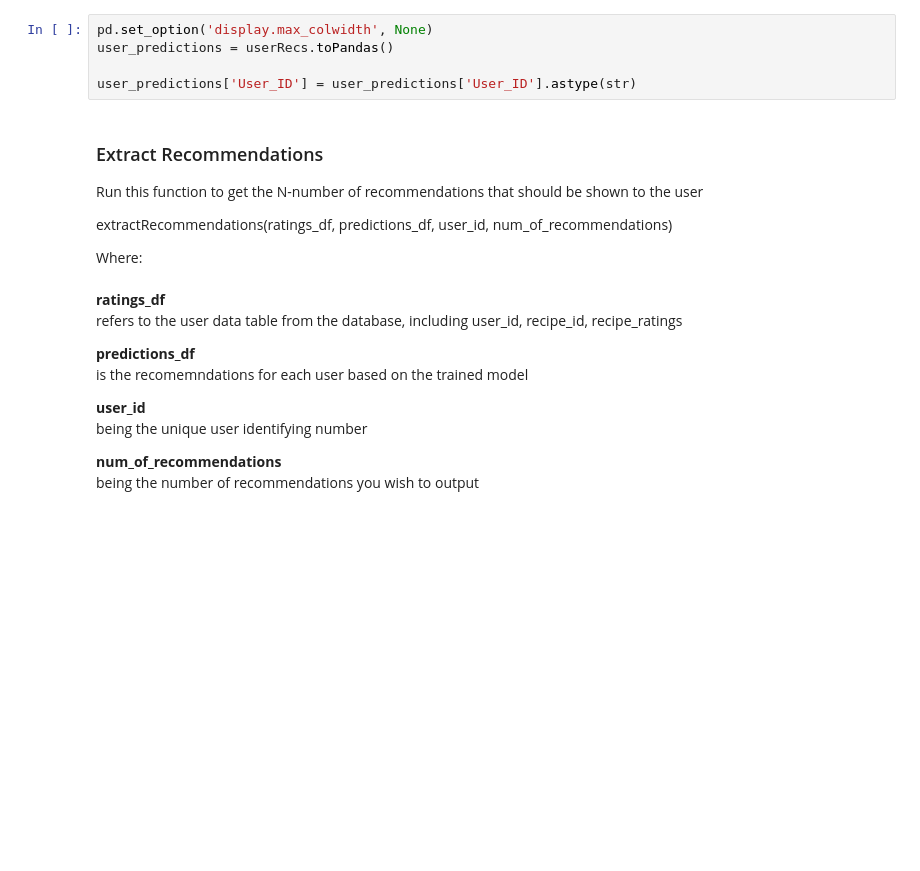
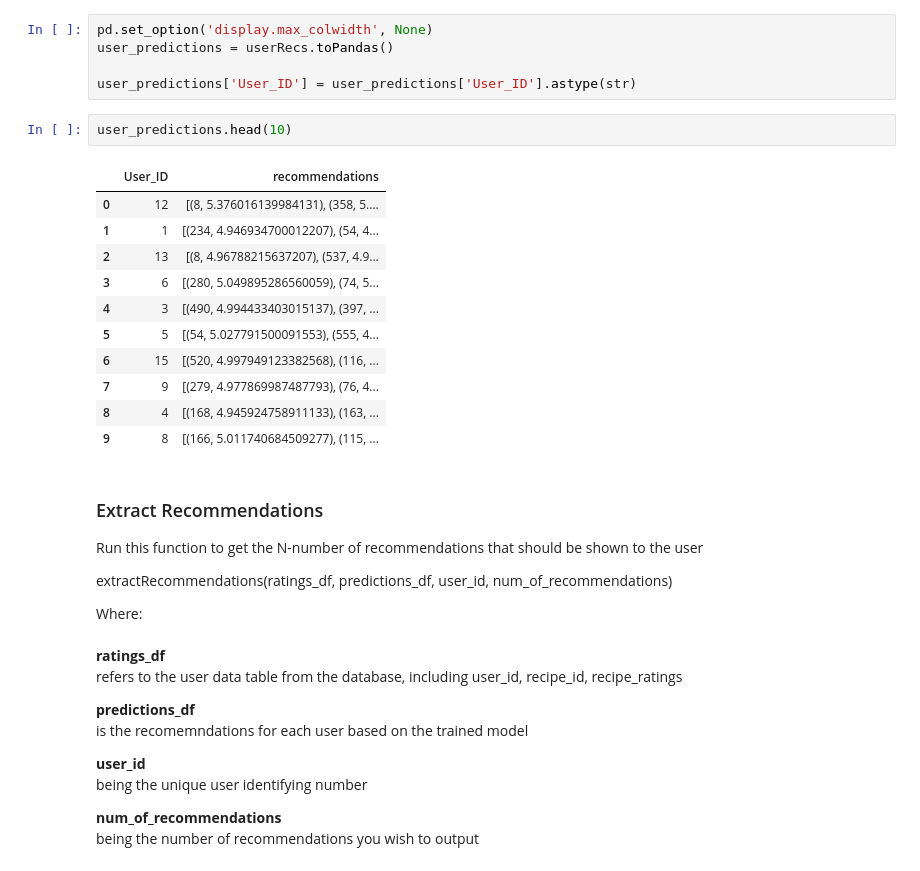
Before and after one commit to twistbuble/FIT5120-TP4, a Jupyter notebook: RecommendationSystem_PySpark.ipynb, the cells around one changed output. Drawn from its saved outputs; the diff is of its cells as text; blank space fills up the shorter version.

```diff
--- a/RecommendationSystem_PySpark.ipynb
+++ b/RecommendationSystem_PySpark.ipynb
@@ -88,6 +94,20 @@ pd.set_option('display.max_colwidth', None)
 user_predictions = userRecs.toPandas()
 
 user_predictions['User_ID'] = user_predictions['User_ID'].astype(str)
+# %%
+user_predictions.head(10)
+# %% [output]
+|  | User_ID | recommendations |
+| 0 | 12 | [(8, 5.376016139984131), (358, 5.... |
+| 1 | 1 | [(234, 4.946934700012207), (54, 4... |
+| 2 | 13 | [(8, 4.96788215637207), (537, 4.9... |
+| 3 | 6 | [(280, 5.049895286560059), (74, 5... |
+| 4 | 3 | [(490, 4.994433403015137), (397, ... |
+| 5 | 5 | [(54, 5.027791500091553), (555, 4... |
+| 6 | 15 | [(520, 4.997949123382568), (116, ... |
+| 7 | 9 | [(279, 4.977869987487793), (76, 4... |
+| 8 | 4 | [(168, 4.945924758911133), (163, ... |
+| 9 | 8 | [(166, 5.011740684509277), (115, ... |
 # %% [markdown]
 ### Extract Recommendations
 
```
Also changed, not shown: parts of 5 cells of this notebook.
